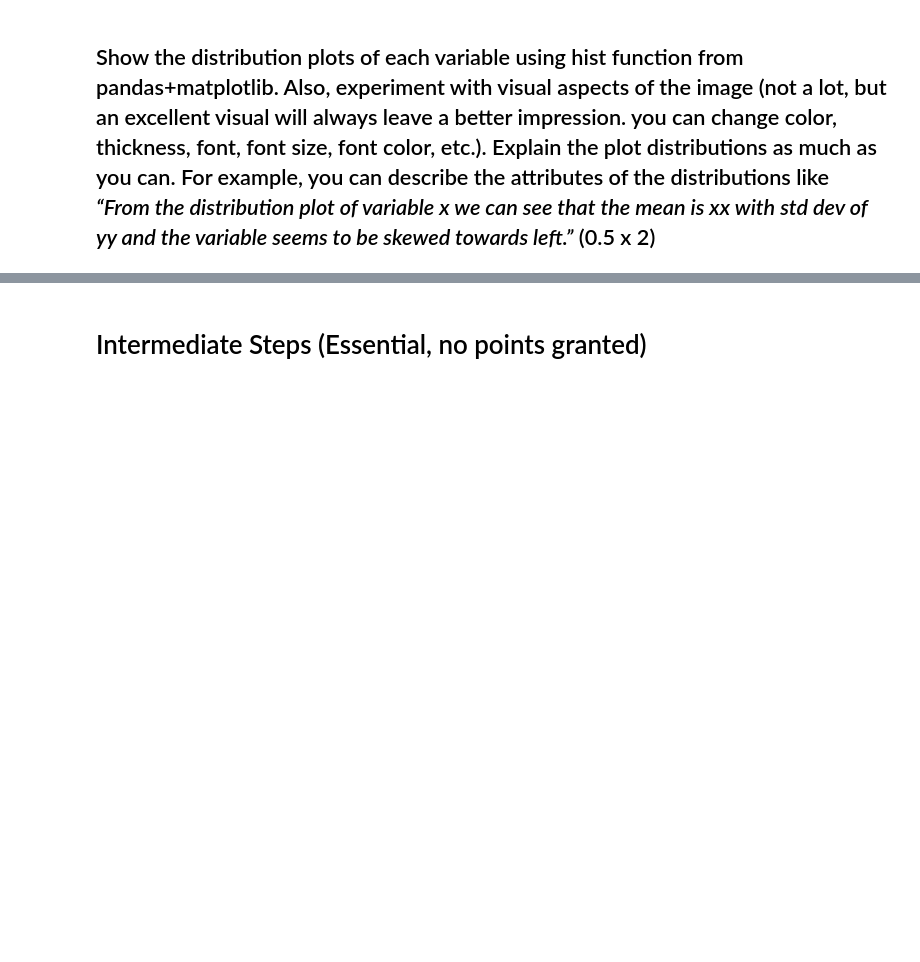
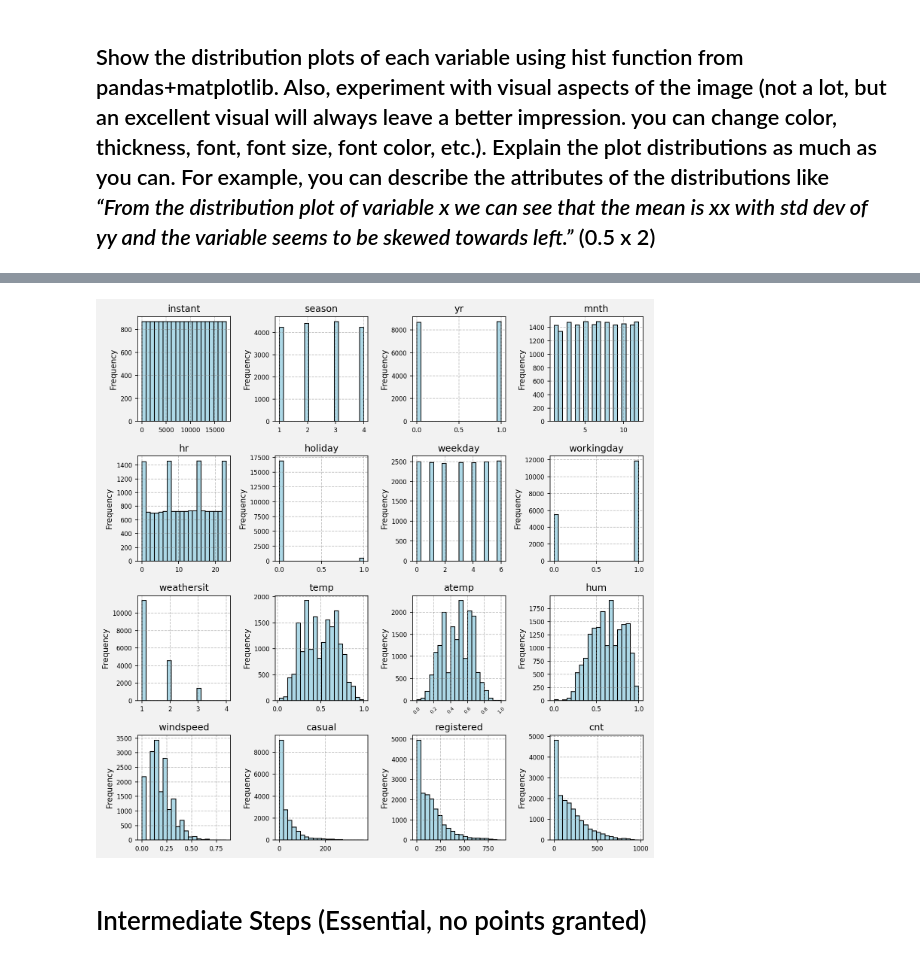
Before and after one commit to lecarpen23/6700_Assignment_01, a Jupyter notebook: Assignment 02_GroupNumber.ipynb, the cells around one changed output, grey strips where cells are left out. Saved outputs shown, nothing was run; the diff lists cells and outputs as text; code cells hidden in the pictures; blank space fills up the shorter version.

```diff
--- a/Assignment 02_GroupNumber.ipynb
+++ b/Assignment 02_GroupNumber.ipynb
@@ -232,5 +209,43 @@ array([[<AxesSubplot:title={'center':'instant'}>,
 <Figure size 1800x1800 with 0 Axes>
 [figure]
+# %%
+import matplotlib.pyplot as plt
+import pandas as pd
+
+num_cols = len(BSH.columns)
+num_rows = ((num_cols + 3) // 4) - 1
+
+fig, axes = plt.subplots(num_rows, 4, figsize=(10, 10), dpi=150)
+
+axes = axes.ravel()
+
+plot_index = 0
+
+for i, column in enumerate(BSH.columns):
+    if i == 1:
+        continue
+    if plot_index < num_cols:
+        BSH[column].hist(ax=axes[plot_index], bins=20, color='lightblue', edgecolor='black')
+        axes[plot_index].set_title(column, fontsize=12)
+        axes[plot_index].set_ylabel("Frequency", fontsize=10)
+        axes[plot_index].tick_params(labelsize=8)
+        if plot_index == 10:
+            axes[plot_index].tick_params(axis='x', rotation=45, labelsize=6)
+
+        axes[plot_index].grid(True, linestyle='--', alpha=0.5, color='gray')
+        plot_index += 1
+
+    else:
+        fig.delaxes(axes[plot_index])
+
+fig.patch.set_facecolor('#f2f2f2')
+
+plt.tight_layout()
+
+# Show the plots
+plt.show()
+# %% [output]
+[figure, added]
 # %% [markdown]
 # Intermediate Steps (Essential, no points granted)
 # %%
```
Also changed, not shown: parts of 5 cells of this notebook, 1 other file.
